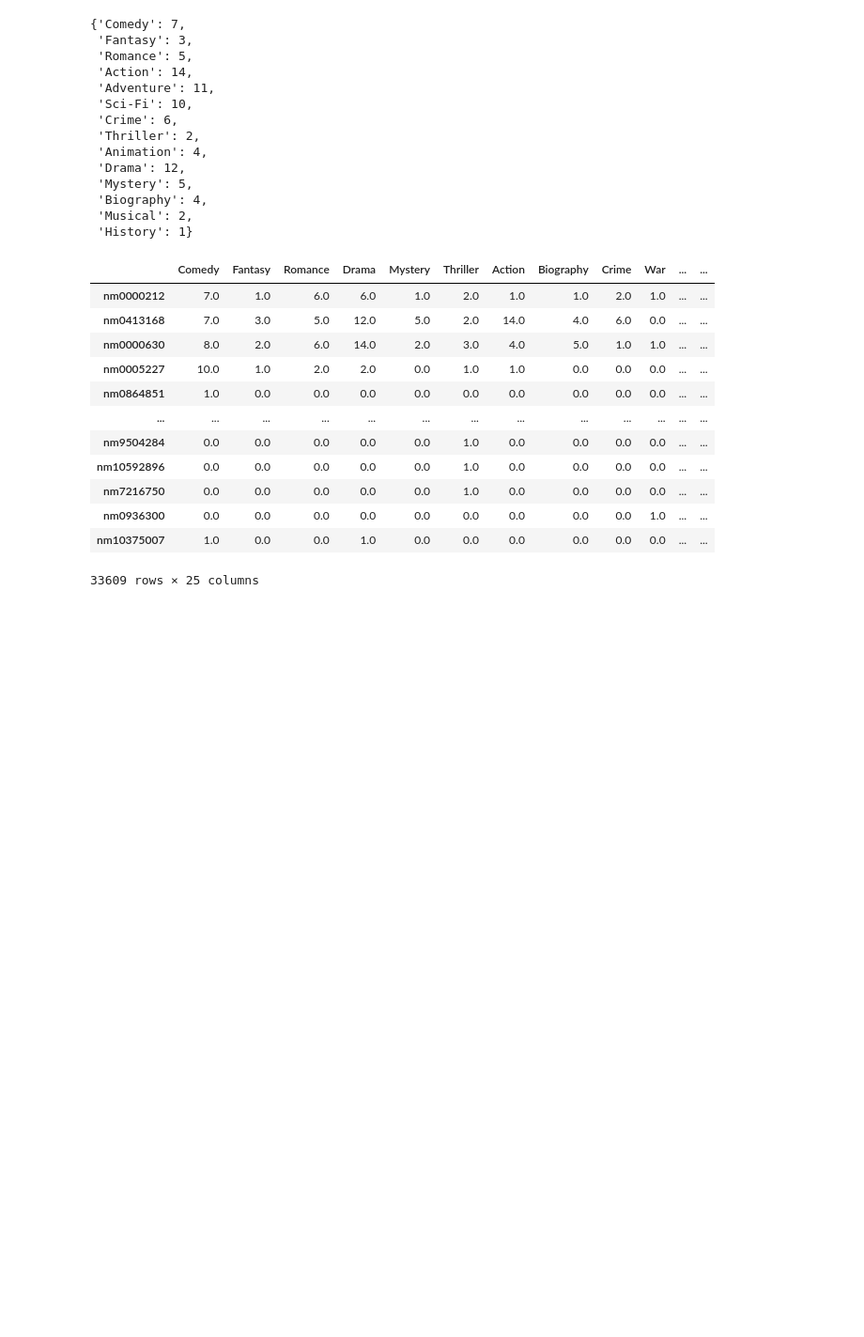
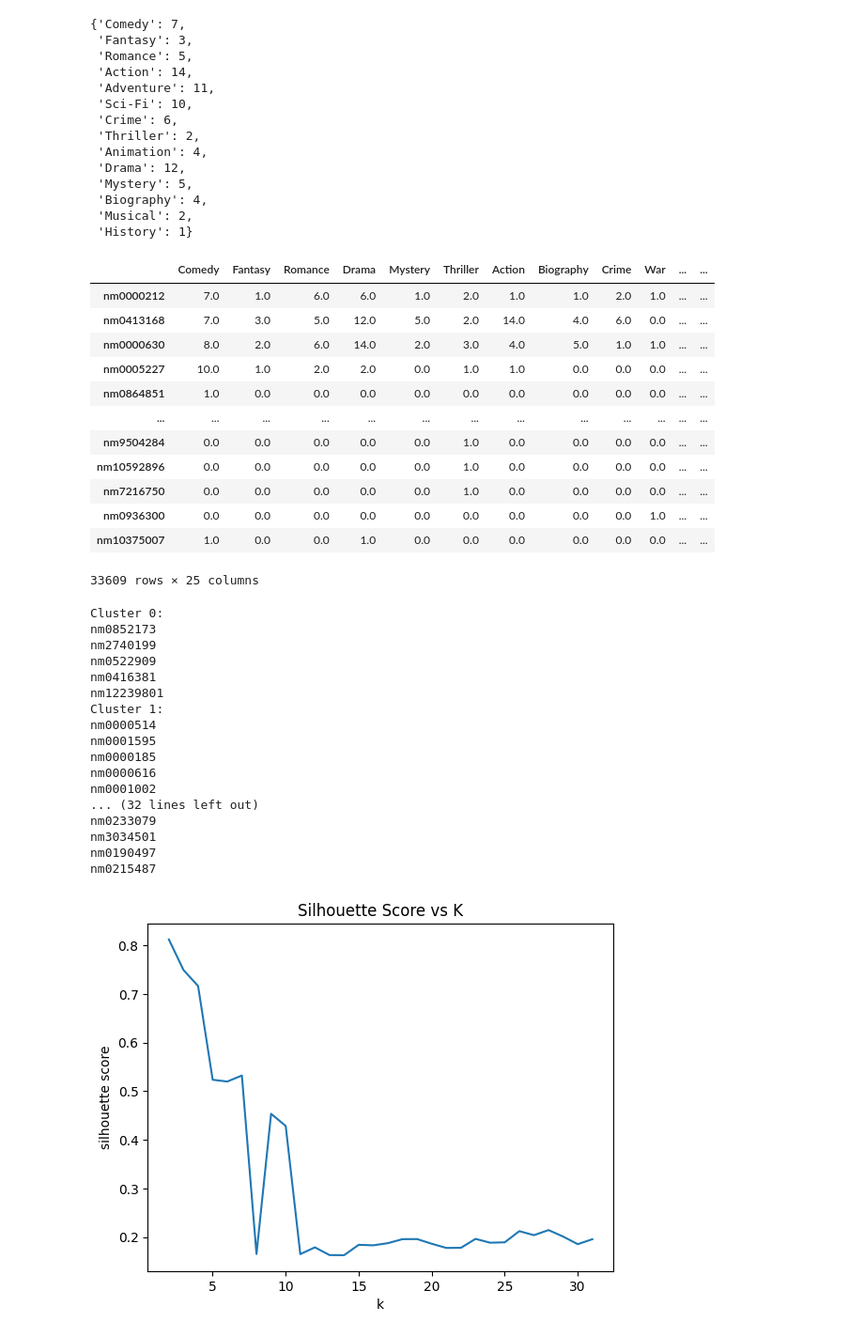
Before and after one commit to bigboioct/INST414, a Jupyter notebook: code/in_class_exercise10.ipynb, the cells around one changed output. Shown at 94% size. Drawn from its saved outputs; the diff is of its cells as text; code cells hidden in the pictures; blank space fills up the shorter version.

```diff
--- a/code/in_class_exercise10.ipynb
+++ b/code/in_class_exercise10.ipynb
@@ -83,3 +84,43 @@ df
 | nm0936300 | 0.0 | 0.0 | 0.0 | 0.0 | 0.0 | 0.0 | 0.0 | 0.0 | 0.0 | 1.0 | ... | ... |
 | nm10375007 | 1.0 | 0.0 | 0.0 | 1.0 | 0.0 | 0.0 | 0.0 | 0.0 | 0.0 | 0.0 | ... | ... |
 33609 rows × 25 columns
+# %%
+scores = []
+for k in range(2, 32):
+    kmeans = KMeans(n_clusters=k)
+    labels = kmeans.fit_predict(df)
+    score = silhouette_score(df, labels)
+    scores.append((k, score))
+
+ks, scores = zip(*scores)
+plt.plot(ks, scores)
+plt.xlabel('k')
+plt.ylabel('silhouette score')
+plt.title('Silhouette Score vs K')
+
+k = 8
+kmeans = KMeans(n_clusters=k).fit(df)
+for i in range(k):
+    cluster_df = df[kmeans.labels_==i]
+    print(f'Cluster {i}:')
+    for j in range(5):
+        print(cluster_df.sample(1).index[0])
+# %% [output]
+Cluster 0:
+nm0852173
+nm2740199
+nm0522909
+nm0416381
+nm12239801
+Cluster 1:
+nm0000514
+nm0001595
+nm0000185
+nm0000616
+nm0001002
+... (32 lines left out)
+nm0233079
+nm3034501
+nm0190497
+nm0215487
+[figure, added]
```
Also changed, not shown: parts of 1 cell of this notebook.
